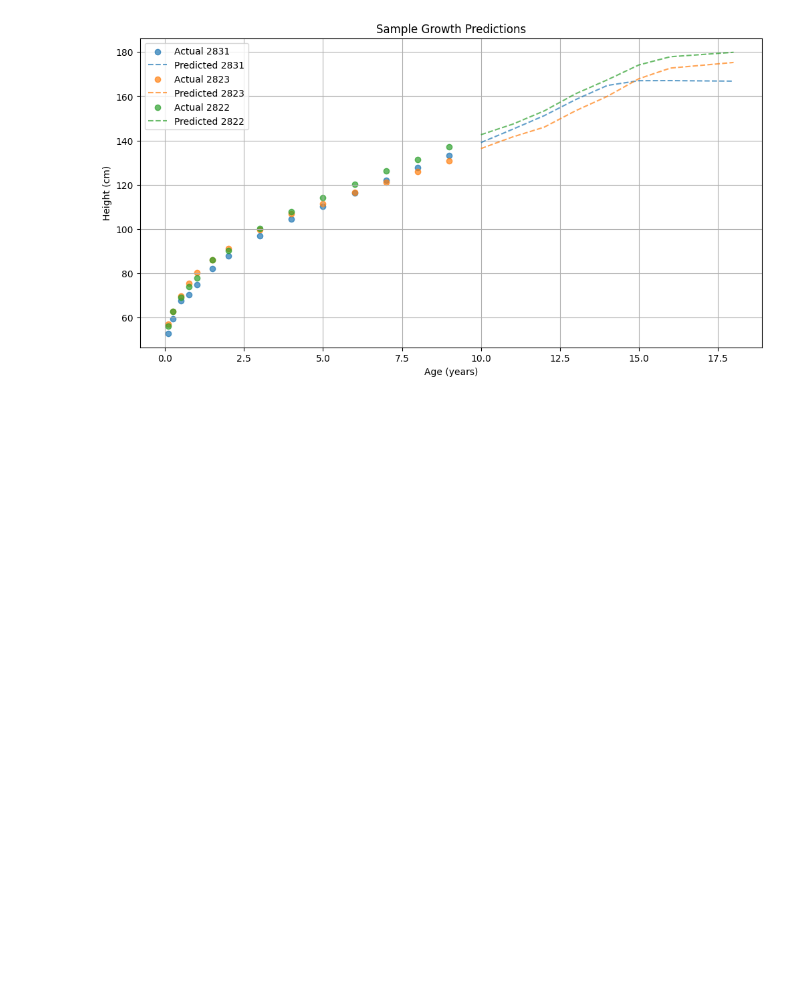
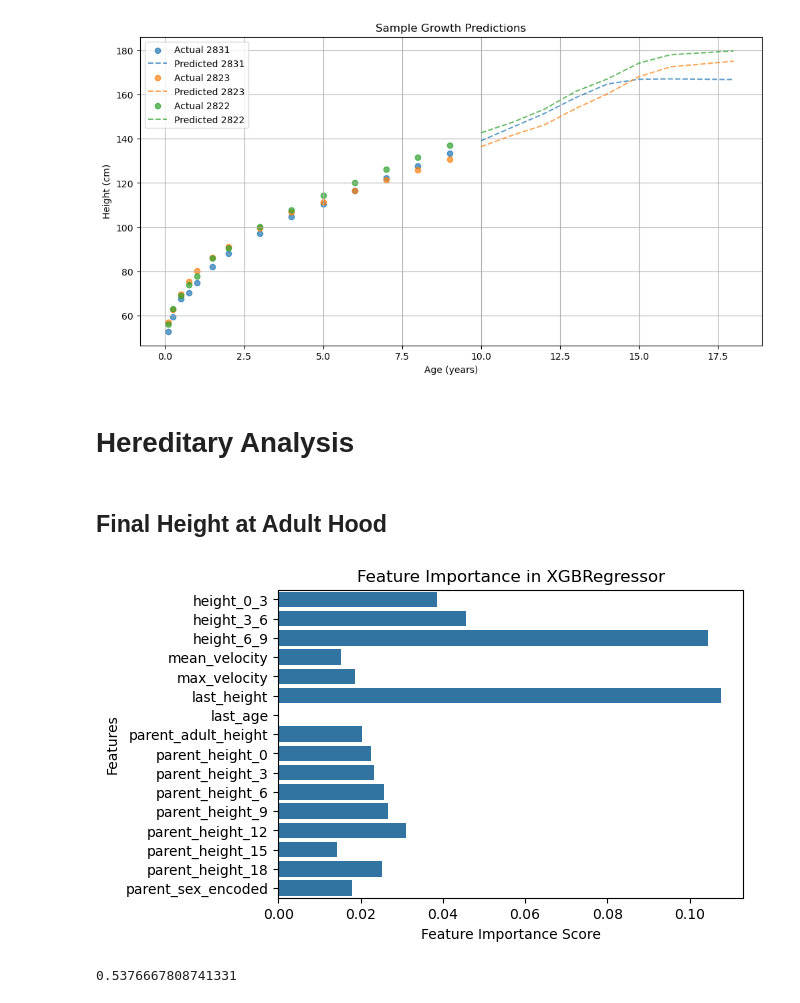
Before and after one commit to aavalose/aliens_height, a Jupyter notebook: final_notebook.ipynb, the cells around one changed output. Cells and saved outputs as stored; diff of their text form; code cells hidden in the pictures; blank space fills up the shorter version.

```diff
--- a/final_notebook.ipynb
+++ b/final_notebook.ipynb
@@ -342,8 +374,10 @@ le_sex = LabelEncoder()
 le_parent_sex = LabelEncoder()
 
 # Encode sex features with label encoder
-features_df['sex_encoded'] = le_sex.fit_transform(features_df['sex'])
-features_df['parent_sex_encoded'] = le_parent_sex.fit_transform(features_df['parent_sex'])
+features_df["sex_encoded"] = le_sex.fit_transform(features_df["sex"])
+features_df["parent_sex_encoded"] = le_parent_sex.fit_transform(
+    features_df["parent_sex"]
+)
 # %% [markdown]
 ### Training models to predict height at each age (10-18)
 # %%
@@ -354,20 +388,30 @@ models = {}
 for age in target_ages:
     # Get heights at target age from training data
     target_heights = []
-    for gen2_id in features_df['gen2_id']:
+    for gen2_id in features_df["gen2_id"]:
         # Extract height for specified target age
-        height = gen2_train[(gen2_train['gen2_id'] == gen2_id) &
-                          (gen2_train['AgeGr'].round() == age)]['SHgt_cm'].values
+        height = gen2_train[
+            (gen2_train["gen2_id"] == gen2_id)
+            & (gen2_train["AgeGr"].round() == age)
+        ]["SHgt_cm"].values
         # Append height to target heights
         target_heights.append(height[0] if len(height) > 0 else np.nan)
 
     # Remove rows with missing target
     valid_mask = ~np.isnan(target_heights)
-    X = features_df[valid_mask].drop(['gen2_id', 'sex', 'parent_sex'], axis=1)
+    X = features_df[valid_mask].drop(["gen2_id", "sex", "parent_sex"], axis=1)
     y = np.array(target_heights)[valid_mask]
 
     # Train model for this age
-    model = XGBRegressor(objective="reg:squarederror", n_estimators=300, learning_rate=0.01, min_child_weight=1, max_depth=3, colsample_bytree=0.8, subsample=0.8)
+    model = XGBRegressor(
+        objective="reg:squarederror",
+        n_estimators=300,
+        learning_rate=0.01,
+        min_child_weight=1,
+        max_depth=3,
+        colsample_bytree=0.8,
+        subsample=0.8,
+    )
     model.fit(X, y)
     models[age] = model
 
@@ -535,3 +613,26 @@ plt.grid(True)
 plt.show()
 # %% [output]
 [figure]
+# %% [markdown]
+# Hereditary Analysis
+# %% [markdown]
+## Final Height at Adult Hood
+# %%
+feature_importance_df = (
+    pd.DataFrame(np.column_stack((feature_columns, model.feature_importances_)))
+    .set_index(0)
+    .drop("sex_encoded", axis=0)
+)
+# %%
+plt.figure(figsize=(6, 4))
+sns.barplot(x=feature_importance_df[1], y=feature_importance_df.index)
+plt.xlabel("Feature Importance Score")
+plt.ylabel("Features")
+plt.title("Feature Importance in XGBRegressor")
+plt.show()
+# %% [output]
+[figure, added]
+# %%
+feature_importance_df[1].sum()
+# %% [output]
+0.5376667808741331
```
Also changed, not shown: parts of 18 cells of this notebook.
